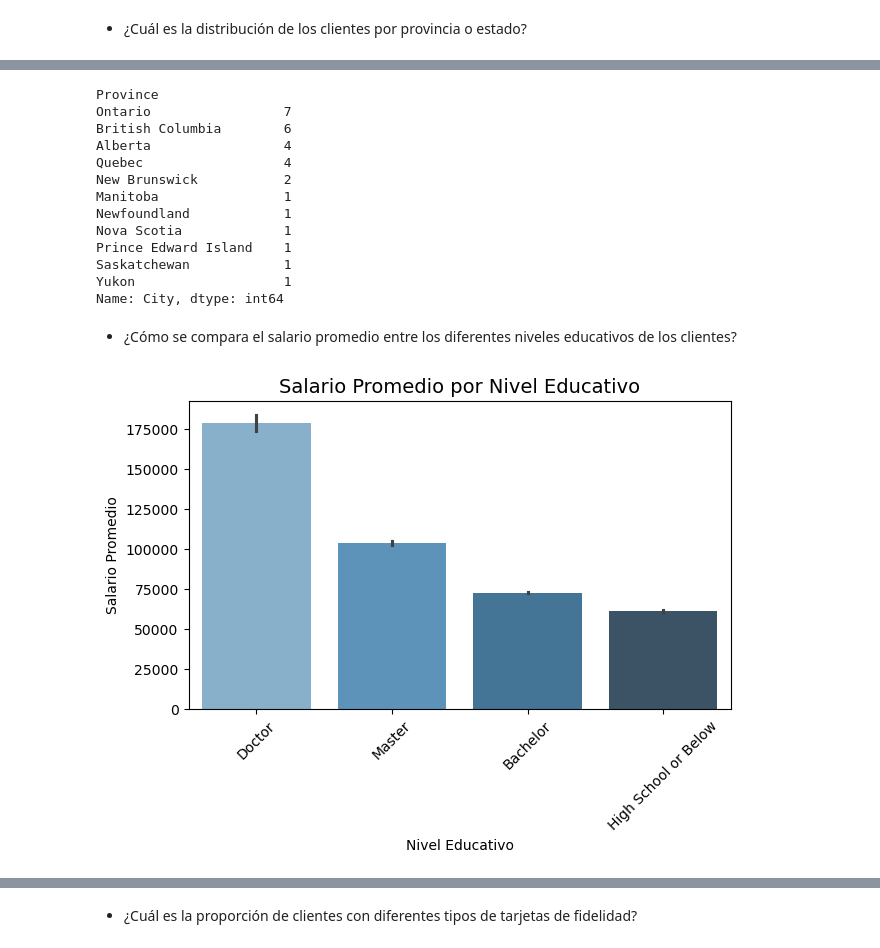
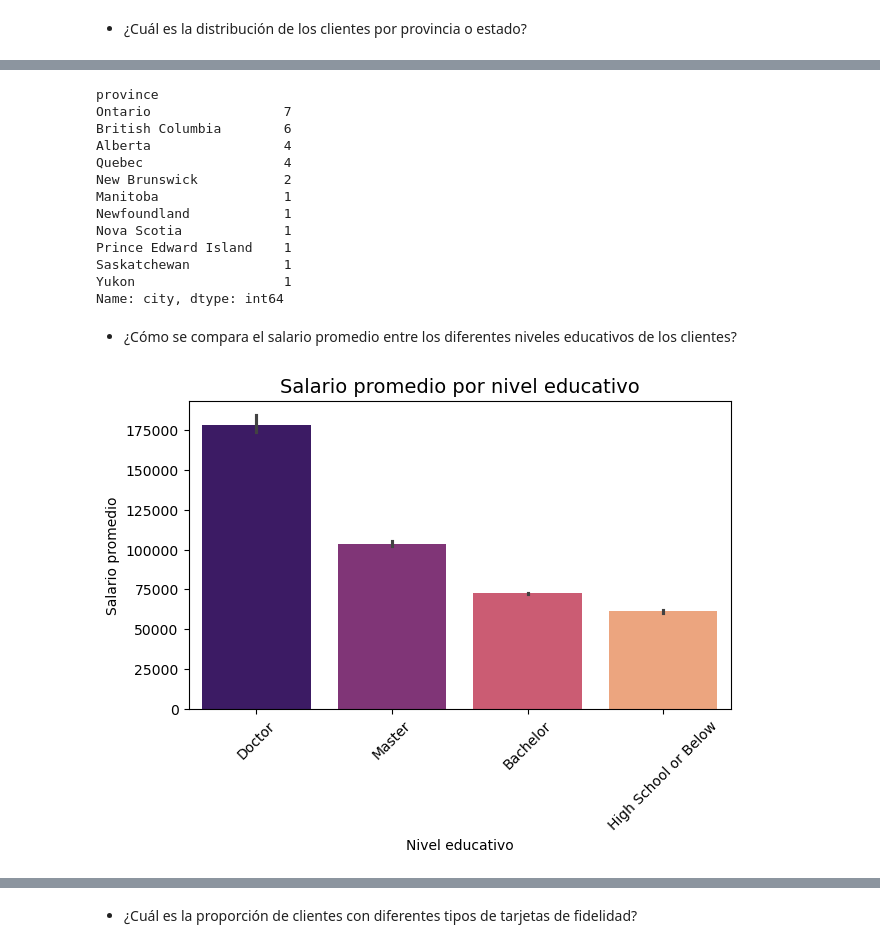
Before and after one commit to Adalab/bda-modulo-3-evaluacion-final-PatriciaAnaya, a Jupyter notebook: bda-modulo-3-evaluacion-final-PatriciaAnaya.ipynb, the cells around one changed output, grey strips where cells are left out. Cells and saved outputs as stored; diff of their text form; code cells hidden in the pictures.

```diff
--- a/bda-modulo-3-evaluacion-final-PatriciaAnaya.ipynb
+++ b/bda-modulo-3-evaluacion-final-PatriciaAnaya.ipynb
@@ -720,10 +745,10 @@ Se observa lo indicado anteriormente en el análisis preliminar: a mayor tamaño
 # %%
-df_loyalty.groupby('Province')['City'].nunique().sort_values(ascending=False)
+df_loyalty.groupby('province')['city'].nunique().sort_values(ascending=False)
 
 # Podemos observar cuántas registros únicos tiene cada provincia. Si bien hay más registros en los grandes, no siempre es así.
 # Se puede advertir con Alberta y Quebec que, a pesar de tener las mismas ciudades, Alberta triplica la cantidad de registros.
 # %% [output]
-Province
+province
 Ontario                 7
 British Columbia        6
 Alberta                 4
@@ -735,26 +760,31 @@ Nova Scotia             1
 Prince Edward Island    1
 Saskatchewan            1
 Yukon                   1
-Name: City, dtype: int64
+Name: city, dtype: int64
 # %% [markdown]
 - ¿Cómo se compara el salario promedio entre los diferentes niveles educativos de los clientes?
 # %%
 #En este caso, haremos el cálculo de salarios ignorando los datos nulos.
-condicion_income = df_loyalty["Salary"].notnull()
+condicion_income = df_loyalty["salary"].notnull()
 df_salary = df_loyalty.loc[condicion_income, :]
-df_salary = df_salary[df_salary['Salary'] >= 0]
+df_salary = df_salary[df_salary['salary'] >= 0]
 
-orden_salario = df_salary.groupby("Education")["Salary"].mean().sort_values(ascending=False).index
+# Para facilitar la visualización de los datos, los agrupamos de manera descendente
+orden_salario = df_salary.groupby("education")["salary"].mean().sort_values(ascending=False).index
 
 plt.figure(figsize=(7, 4))
-sns.barplot(data=df_salary, x="Education", y="Salary", order=orden_salario, palette="Blues_d")
+sns.barplot(data=df_salary,
+            x="education",
+            y="salary",
+            order=orden_salario,
+            palette="magma")
 
-plt.title("Salario Promedio por Nivel Educativo", fontsize=14)
-plt.xlabel("Nivel Educativo")
-plt.ylabel("Salario Promedio")
+plt.title("Salario promedio por nivel educativo", fontsize=14)
+plt.xlabel("Nivel educativo")
+plt.ylabel("Salario promedio")
 plt.xticks(rotation=45)
 plt.show()
 # %% [output]
-[figure, old version]
+[figure, new version]
 # %%
 plt.figure(figsize=(7, 4))
```
Also changed, not shown: parts of 22 cells of this notebook.
